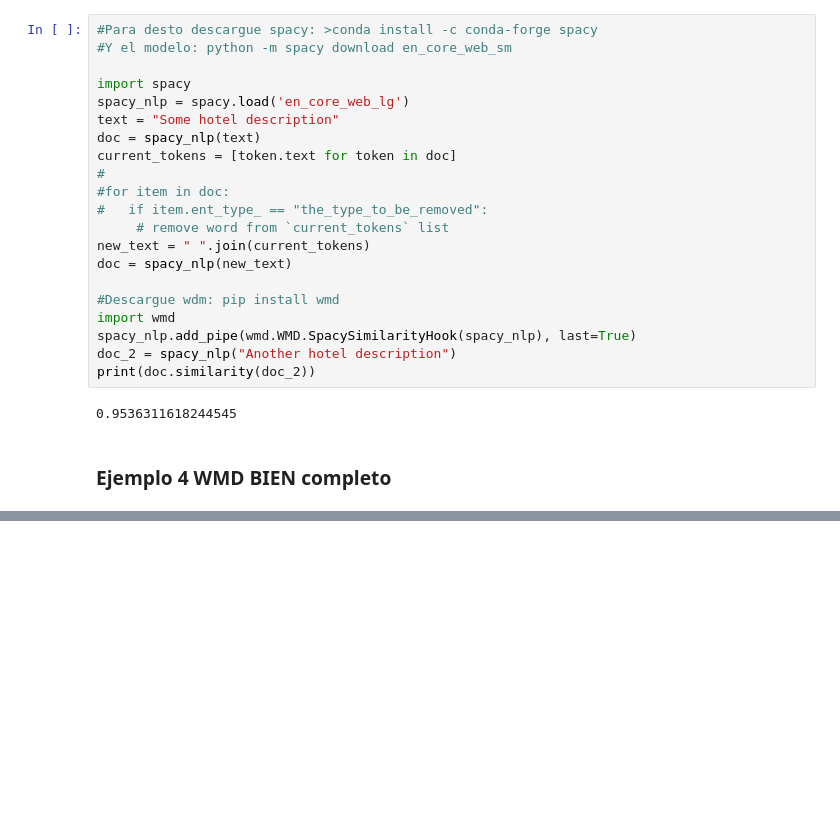
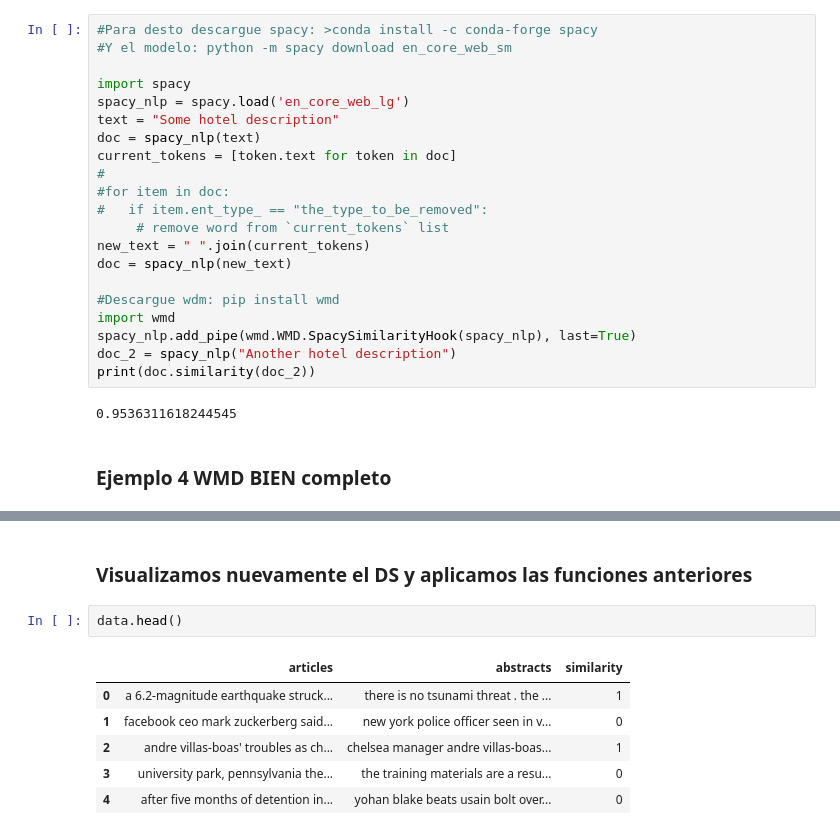
Before and after one commit to FedericoCalonge/automatic_reading_of_CVs_using_text_similarity, a Jupyter notebook: 1-Tests/2-WMD & Cosine Similarity/1-WMD_And_Cosine_Similarity_General.ipynb, the cells around one changed output, grey strips where cells are left out. Cells and saved outputs as stored; diff of their text form; blank space fills up the shorter version.

```diff
--- a/1-Tests/2-WMD & Cosine Similarity/1-WMD_And_Cosine_Similarity_General.ipynb
+++ b/1-Tests/2-WMD & Cosine Similarity/1-WMD_And_Cosine_Similarity_General.ipynb
@@ -186,0 +336,11 @@ print(doc.similarity(doc_2))
+# %% [markdown]
+### Visualizamos nuevamente el DS y aplicamos las funciones anteriores
+# %%
+data.head()
+# %% [output]
+|  | articles | abstracts | similarity |
+| 0 | a 6.2-magnitude earthquake struck... | there is no tsunami threat . the ... | 1 |
+| 1 | facebook ceo mark zuckerberg said... | new york police officer seen in v... | 0 |
+| 2 | andre villas-boas' troubles as ch... | chelsea manager andre villas-boas... | 1 |
+| 3 | university park, pennsylvania the... | the training materials are a resu... | 0 |
+| 4 | after five months of detention in... | yohan blake beats usain bolt over... | 0 |
```
Also changed, not shown: parts of 22 cells of this notebook, 1 other file.
